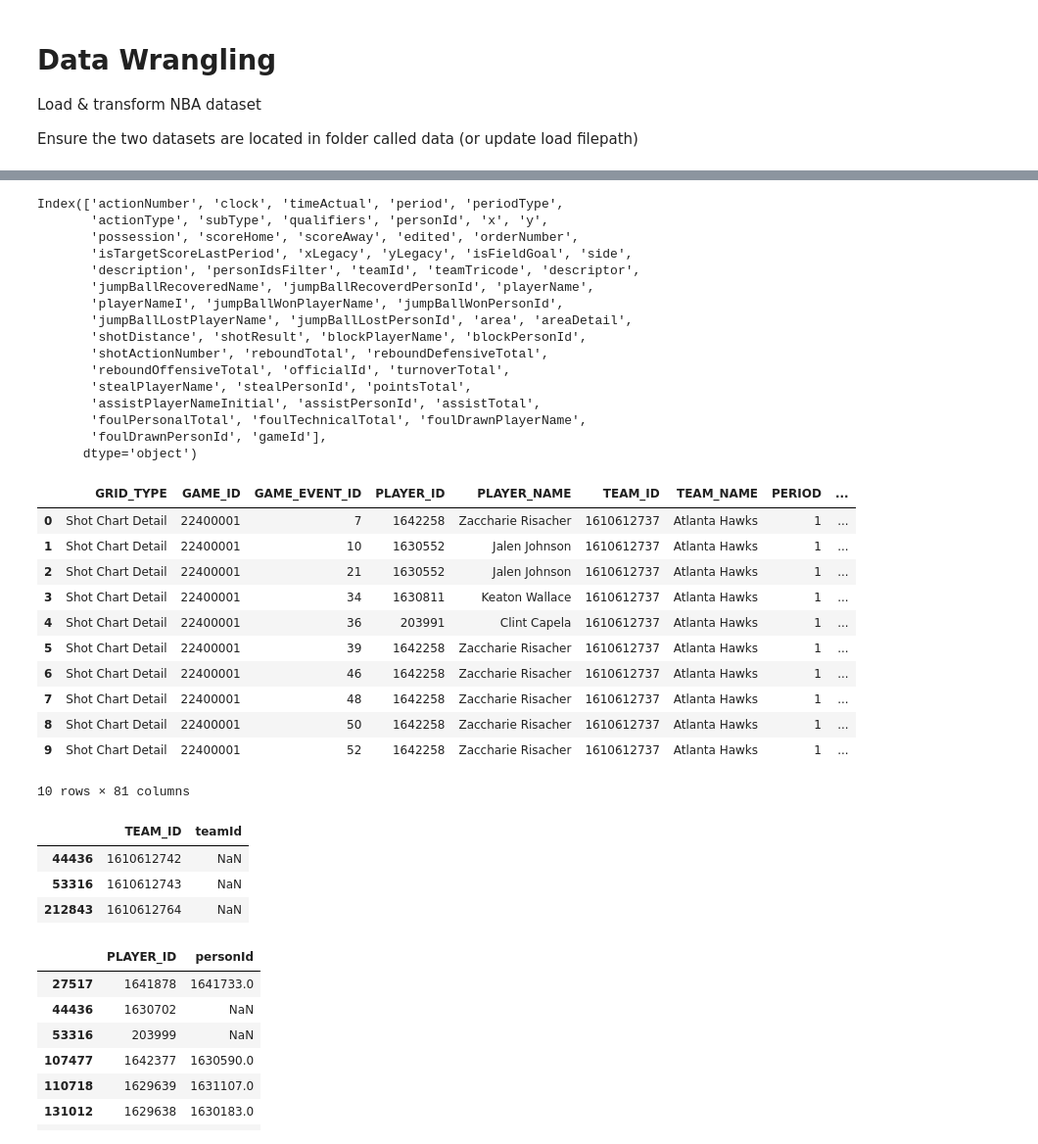
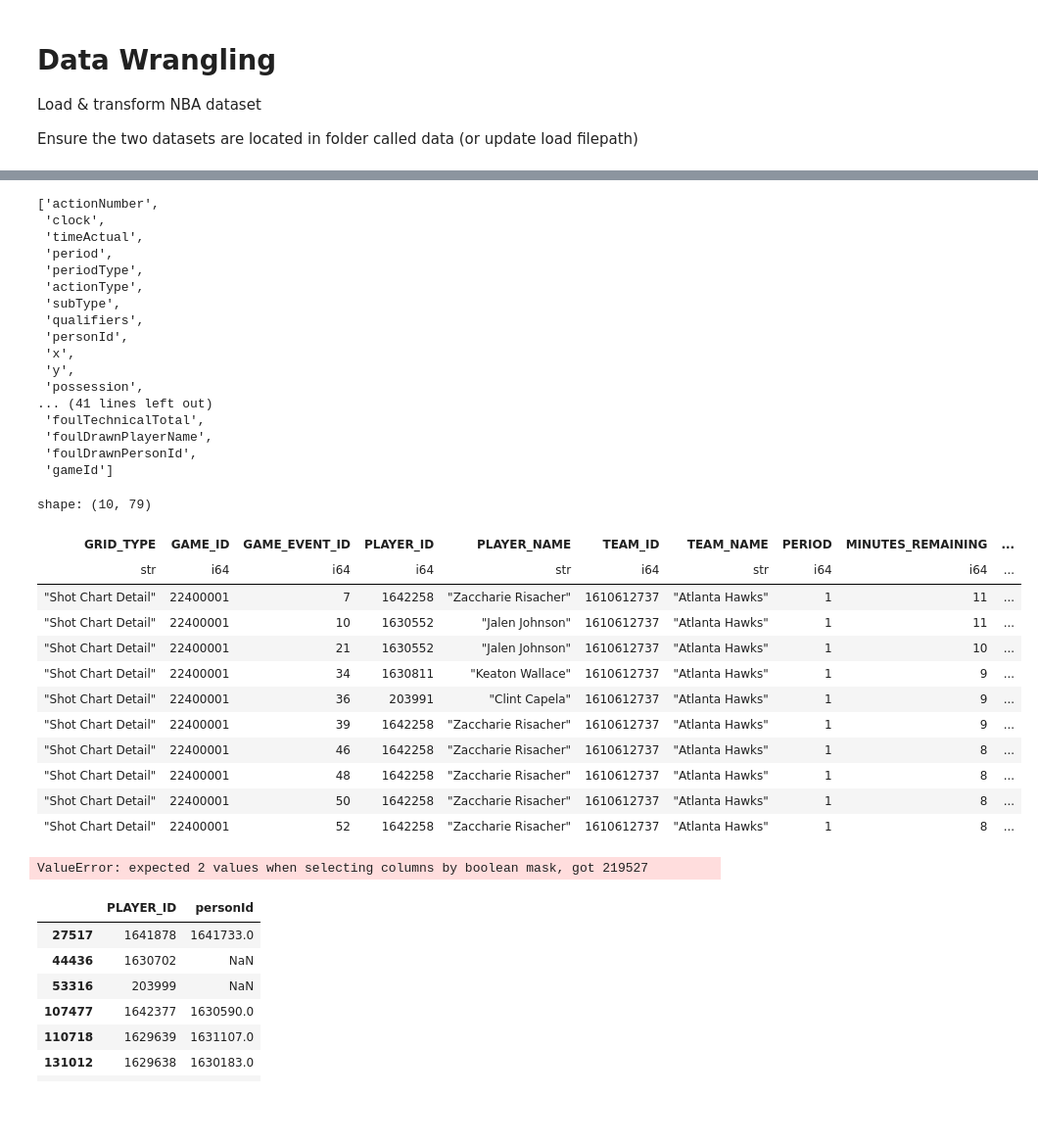
Before and after one commit to carlsonhu225-source/data7001_g02, a Jupyter notebook: Load_NBA_Dataset.ipynb, the cells around one changed output, grey strips where cells are left out. Shown: that part at 98% size. Saved outputs shown, nothing was run; the diff lists cells and outputs as text; code cells hidden in the pictures; blank space fills up the shorter version.

```diff
--- a/Load_NBA_Dataset.ipynb
+++ b/Load_NBA_Dataset.ipynb
@@ -9,7 +10,7 @@ import pandas as pd
 import numpy as np
 # %%
 # Load raw csv data
-df_shots = pd.read_csv("data/shotdetail_2024.csv")
-df_cdnnba = pd.read_csv("data/cdnnba_2024.csv")
+df_shots = pl.read_csv("data/shotdetail_2024.csv", try_parse_dates=True)
+df_cdnnba = pl.read_csv("data/cdnnba_2024.csv", try_parse_dates=True)
 df_shots.head(10)
 # %% [output]
@@ -53,40 +66,43 @@ df_cdnnba.head(10)
 # %%
 df_cdnnba.columns
 # %% [output]
-Index(['actionNumber', 'clock', 'timeActual', 'period', 'periodType',
-       'actionType', 'subType', 'qualifiers', 'personId', 'x', 'y',
-       'possession', 'scoreHome', 'scoreAway', 'edited', 'orderNumber',
-       'isTargetScoreLastPeriod', 'xLegacy', 'yLegacy', 'isFieldGoal', 'side',
-       'description', 'personIdsFilter', 'teamId', 'teamTricode', 'descriptor',
-       'jumpBallRecoveredName', 'jumpBallRecoverdPersonId', 'playerName',
-       'playerNameI', 'jumpBallWonPlayerName', 'jumpBallWonPersonId',
-       'jumpBallLostPlayerName', 'jumpBallLostPersonId', 'area', 'areaDetail',
-       'shotDistance', 'shotResult', 'blockPlayerName', 'blockPersonId',
-       'shotActionNumber', 'reboundTotal', 'reboundDefensiveTotal',
-       'reboundOffensiveTotal', 'officialId', 'turnoverTotal',
-       'stealPlayerName', 'stealPersonId', 'pointsTotal',
-       'assistPlayerNameInitial', 'assistPersonId', 'assistTotal',
-       'foulPersonalTotal', 'foulTechnicalTotal', 'foulDrawnPlayerName',
-       'foulDrawnPersonId', 'gameId'],
-      dtype='object')
+['actionNumber',
+ 'clock',
+ 'timeActual',
+ 'period',
+ 'periodType',
+ 'actionType',
+ 'subType',
+ 'qualifiers',
+ 'personId',
+ 'x',
+ 'y',
+ 'possession',
+... (41 lines left out)
+ 'foulTechnicalTotal',
+ 'foulDrawnPlayerName',
+ 'foulDrawnPersonId',
+ 'gameId']
 # %%
-
-df_merged = pd.merge(df_shots, df_cdnnba, how='left', left_on=['GAME_ID', 'GAME_EVENT_ID'], right_on=['gameId', 'actionNumber'])
+# Merge two dataframes
+df_merged = df_shots.join(df_cdnnba, how='left', left_on=['GAME_ID', 'GAME_EVENT_ID'], right_on=['gameId', 'actionNumber'])
 df_merged.head(10)
 # %% [output]
+shape: (10, 79)
-|  | GRID_TYPE | GAME_ID | GAME_EVENT_ID | PLAYER_ID | PLAYER_NAME | TEAM_ID | TEAM_NAME | PERIOD | ... |
-| 0 | Shot Chart Detail | 22400001 | 7 | 1642258 | Zaccharie Risacher | 1610612737 | Atlanta Hawks | 1 | ... |
-| 1 | Shot Chart Detail | 22400001 | 10 | 1630552 | Jalen Johnson | 1610612737 | Atlanta Hawks | 1 | ... |
-| 2 | Shot Chart Detail | 22400001 | 21 | 1630552 | Jalen Johnson | 1610612737 | Atlanta Hawks | 1 | ... |
-| 3 | Shot Chart Detail | 22400001 | 34 | 1630811 | Keaton Wallace | 1610612737 | Atlanta Hawks | 1 | ... |
-| 4 | Shot Chart Detail | 22400001 | 36 | 203991 | Clint Capela | 1610612737 | Atlanta Hawks | 1 | ... |
-| 5 | Shot Chart Detail | 22400001 | 39 | 1642258 | Zaccharie Risacher | 1610612737 | Atlanta Hawks | 1 | ... |
-| 6 | Shot Chart Detail | 22400001 | 46 | 1642258 | Zaccharie Risacher | 1610612737 | Atlanta Hawks | 1 | ... |
-| 7 | Shot Chart Detail | 22400001 | 48 | 1642258 | Zaccharie Risacher | 1610612737 | Atlanta Hawks | 1 | ... |
-| 8 | Shot Chart Detail | 22400001 | 50 | 1642258 | Zaccharie Risacher | 1610612737 | Atlanta Hawks | 1 | ... |
-| 9 | Shot Chart Detail | 22400001 | 52 | 1642258 | Zaccharie Risacher | 1610612737 | Atlanta Hawks | 1 | ... |
+| GRID_TYPE | GAME_ID | GAME_EVENT_ID | PLAYER_ID | PLAYER_NAME | TEAM_ID | TEAM_NAME | PERIOD | MINUTES_REMAINING | ... |
+| str | i64 | i64 | i64 | str | i64 | str | i64 | i64 | ... |
+| "Shot Chart Detail" | 22400001 | 7 | 1642258 | "Zaccharie Risacher" | 1610612737 | "Atlanta Hawks" | 1 | 11 | ... |
+| "Shot Chart Detail" | 22400001 | 10 | 1630552 | "Jalen Johnson" | 1610612737 | "Atlanta Hawks" | 1 | 11 | ... |
+| "Shot Chart Detail" | 22400001 | 21 | 1630552 | "Jalen Johnson" | 1610612737 | "Atlanta Hawks" | 1 | 10 | ... |
+| "Shot Chart Detail" | 22400001 | 34 | 1630811 | "Keaton Wallace" | 1610612737 | "Atlanta Hawks" | 1 | 9 | ... |
+| "Shot Chart Detail" | 22400001 | 36 | 203991 | "Clint Capela" | 1610612737 | "Atlanta Hawks" | 1 | 9 | ... |
+| "Shot Chart Detail" | 22400001 | 39 | 1642258 | "Zaccharie Risacher" | 1610612737 | "Atlanta Hawks" | 1 | 9 | ... |
+| "Shot Chart Detail" | 22400001 | 46 | 1642258 | "Zaccharie Risacher" | 1610612737 | "Atlanta Hawks" | 1 | 8 | ... |
+| "Shot Chart Detail" | 22400001 | 48 | 1642258 | "Zaccharie Risacher" | 1610612737 | "Atlanta Hawks" | 1 | 8 | ... |
+| "Shot Chart Detail" | 22400001 | 50 | 1642258 | "Zaccharie Risacher" | 1610612737 | "Atlanta Hawks" | 1 | 8 | ... |
+| "Shot Chart Detail" | 22400001 | 52 | 1642258 | "Zaccharie Risacher" | 1610612737 | "Atlanta Hawks" | 1 | 8 | ... |
-10 rows × 81 columns
 # %%
+# Requires conversion to polars dataframe
 # Check merge correct
 
 df_test = df_merged['TEAM_ID'] != df_merged['teamId']
@@ -95,8 +111,5 @@ df_test2 = df_merged['PLAYER_ID'] != df_merged['personId']
 # Display Team ID discrepancies
 df_merged[['TEAM_ID', 'teamId']][df_test]
 # %% [output]
-|  | TEAM_ID | teamId |
-| 44436 | 1610612742 | NaN |
-| 53316 | 1610612743 | NaN |
-| 212843 | 1610612764 | NaN |
+ValueError: expected 2 values when selecting columns by boolean mask, got 219527
 # %%
```
Also changed, not shown: parts of 10 cells of this notebook.
